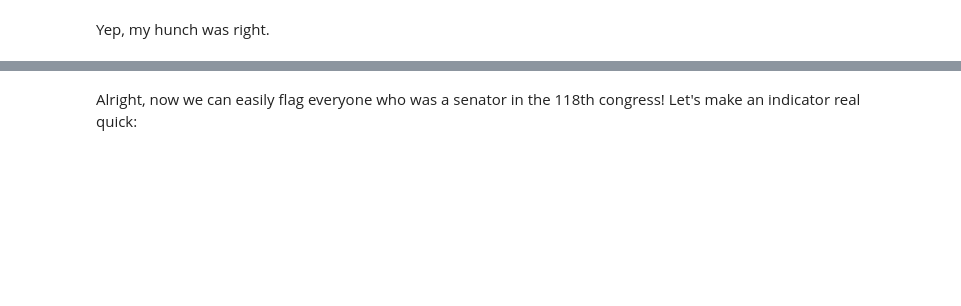
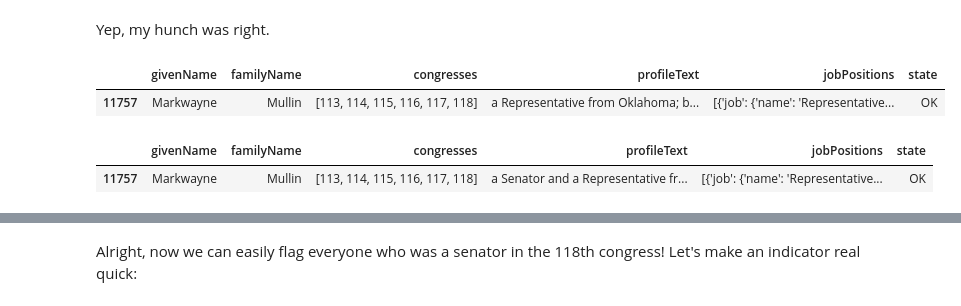
Before and after one commit to henryjosephson/paths-to-congress, a Jupyter notebook: src/process_data/read_jsons_to_df.ipynb, the cells around one changed output, grey strips where cells are left out. Drawn from its saved outputs; the diff is of its cells as text; code cells hidden in the pictures; blank space fills up the shorter version.

```diff
--- a/src/process_data/read_jsons_to_df.ipynb
+++ b/src/process_data/read_jsons_to_df.ipynb
@@ -98,7 +161,7 @@ welchBio = (
     " elected as a Democrat to the United States Senate in 2022 for the term ending"
     " January 3, 2029."
 )
-currentBios.loc[2107, "profileText"] = welchBio
+recentBios.loc[2107, "profileText"] = welchBio
 # %%
 currentBios.loc[
     (
@@ -121,14 +188,19 @@ currentBios.loc[
 Yep, my hunch was right.
 # %%
 display(
-    currentBios.loc[lambda x: (x.givenName == "Markwayne") & (x.familyName == "Mullin")]
+    recentBios.loc[lambda x: (x.givenName == "Markwayne") & (x.familyName == "Mullin")]
 )
-currentBios.loc[11757, "profileText"] = currentBios.loc[11757, "profileText"].replace(
+recentBios.loc[11757, "profileText"] = recentBios.loc[11757, "profileText"].replace(
     "a Representative from", "a Senator and a Representative from"
 )
 
 display(
-    currentBios.loc[lambda x: (x.givenName == "Markwayne") & (x.familyName == "Mullin")]
+    recentBios.loc[lambda x: (x.givenName == "Markwayne") & (x.familyName == "Mullin")]
 )
+# %% [output]
+|  | givenName | familyName | congresses | profileText | jobPositions | state |
+| 11757 | Markwayne | Mullin | [113, 114, 115, 116, 117, 118] | a Representative from Oklahoma; b... | [{'job': {'name': 'Representative... | OK |
+|  | givenName | familyName | congresses | profileText | jobPositions | state |
+| 11757 | Markwayne | Mullin | [113, 114, 115, 116, 117, 118] | a Senator and a Representative fr... | [{'job': {'name': 'Representative... | OK |
 # %%
 display(
```
Also changed, not shown: parts of 37 cells of this notebook, 6 other files.
